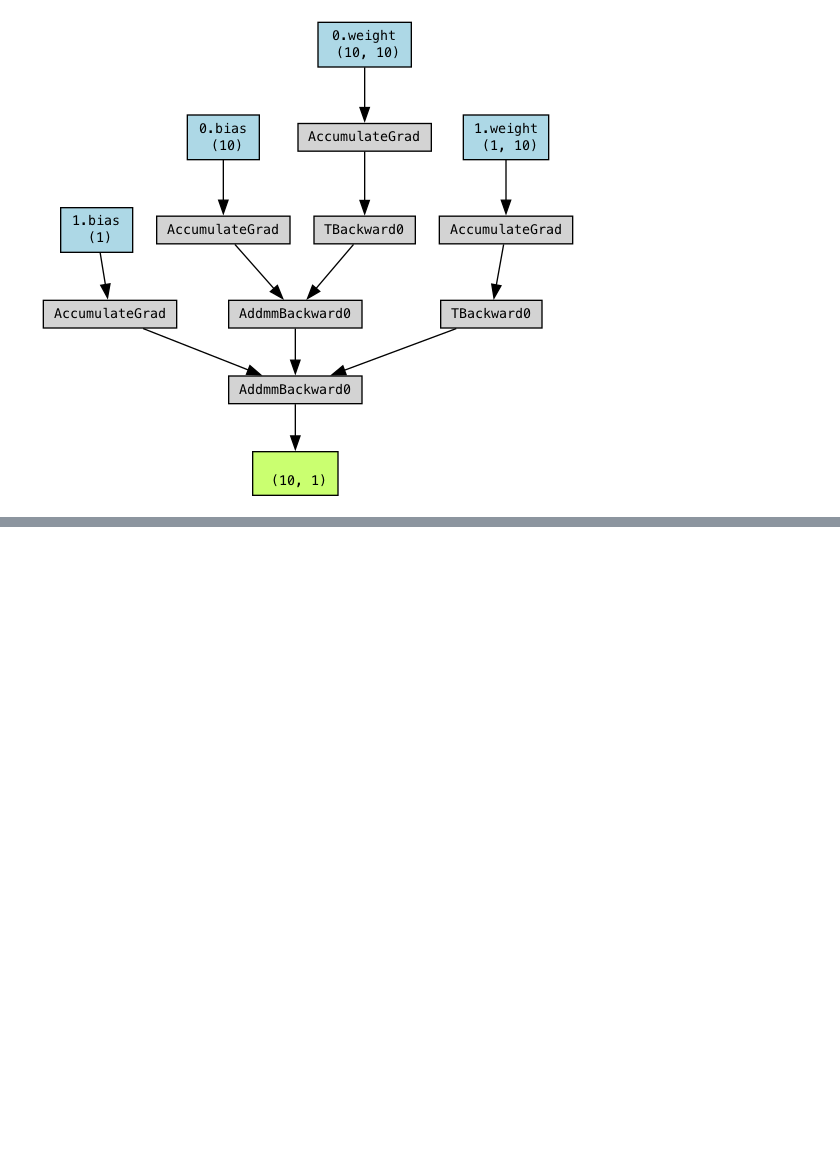
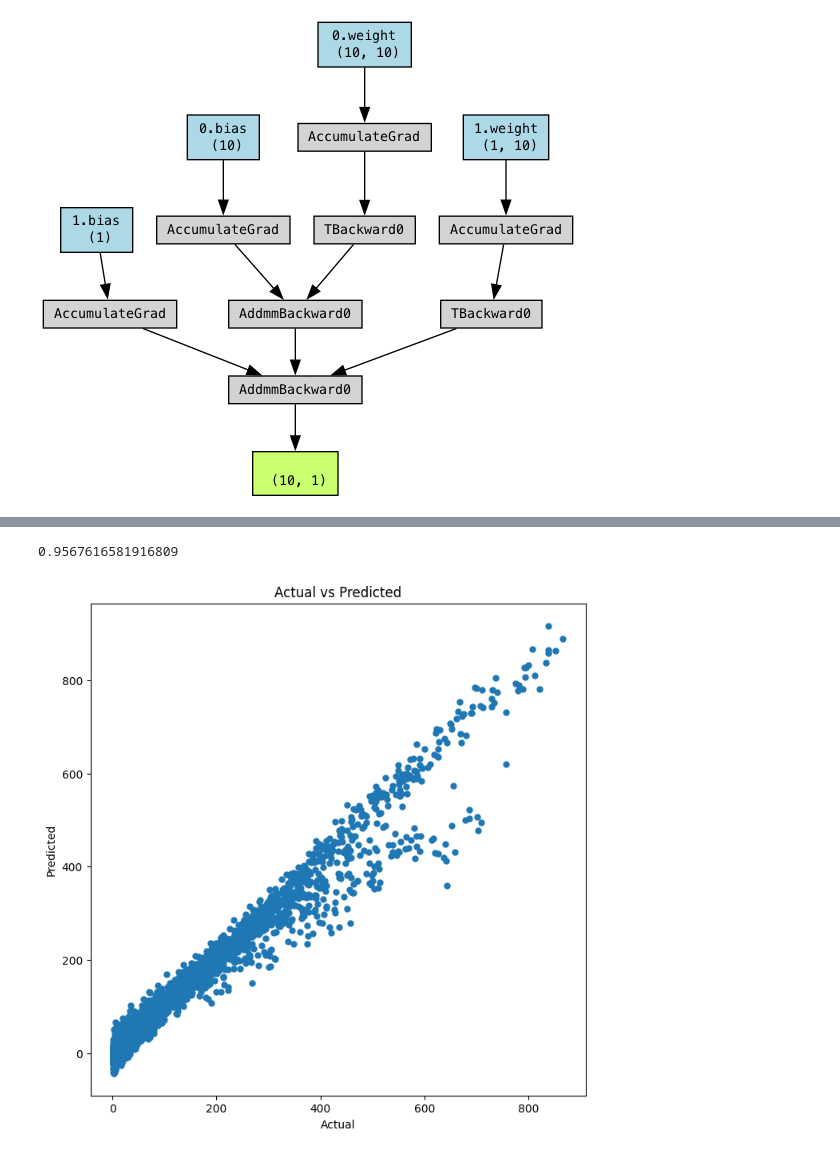
Before and after one commit to Shreyas9458/MachineLearning, a Jupyter notebook: Pytorch Projects/Simple-Linear-Regression/RegressionUsinngFullyConnectedNN.ipynb, the cells around one changed output, grey strips where cells are left out. Saved outputs shown, nothing was run; the diff lists cells and outputs as text; code cells hidden in the pictures; blank space fills up the shorter version.

```diff
--- a/Pytorch Projects/Simple-Linear-Regression/RegressionUsinngFullyConnectedNN.ipynb
+++ b/Pytorch Projects/Simple-Linear-Regression/RegressionUsinngFullyConnectedNN.ipynb
@@ -142,7 +142,7 @@ target.head()
 | 3 | 13 |
 | 4 | 1 |
 # %%
-X_train, X_test, y_train, y_test = train_test_split(feature, target, test_size=0.2)
+X_train, X_test, y_train, y_test = train_test_split(features, target, test_size=0.2)
 # %%
 # convert data to torch tensors
 X_train_tensor = torch.tensor(X_train.values, dtype=torch.float)
@@ -214,0 +265,6 @@ KeyboardInterrupt:
+# %%
+with torch.no_grad():
+    y_pred_tensor = model(x_test_tensor)
+# %%
+y_pred = y_pred_tensor.detach().numpy()
+y_pred.shape
@@ -214,0 +292,15 @@ KeyboardInterrupt:
+# %%
+metrics.r2_score(y_test, y_pred)
+# %% [output]
+0.9567616581916809
+# %%
+plt.figure(figsize=(8, 8))
+plt.scatter(y_test, y_pred, s=25)
+
+plt.xlabel('Actual')
+plt.ylabel('Predicted')
+
+plt.title('Actual vs Predicted')
+plt.show()
+# %% [output]
+[figure, added]
```
Also changed, not shown: parts of 11 cells of this notebook, 4 other files.
